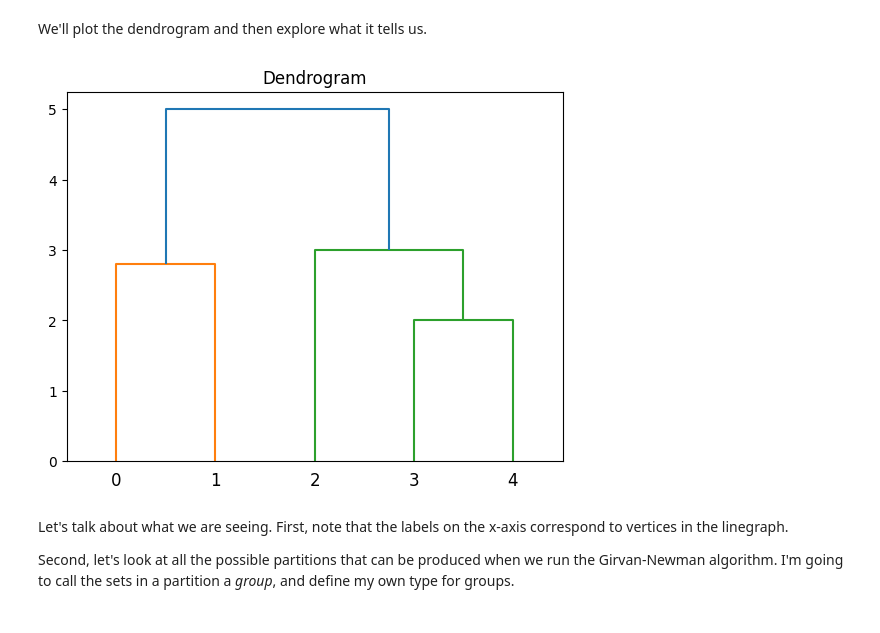
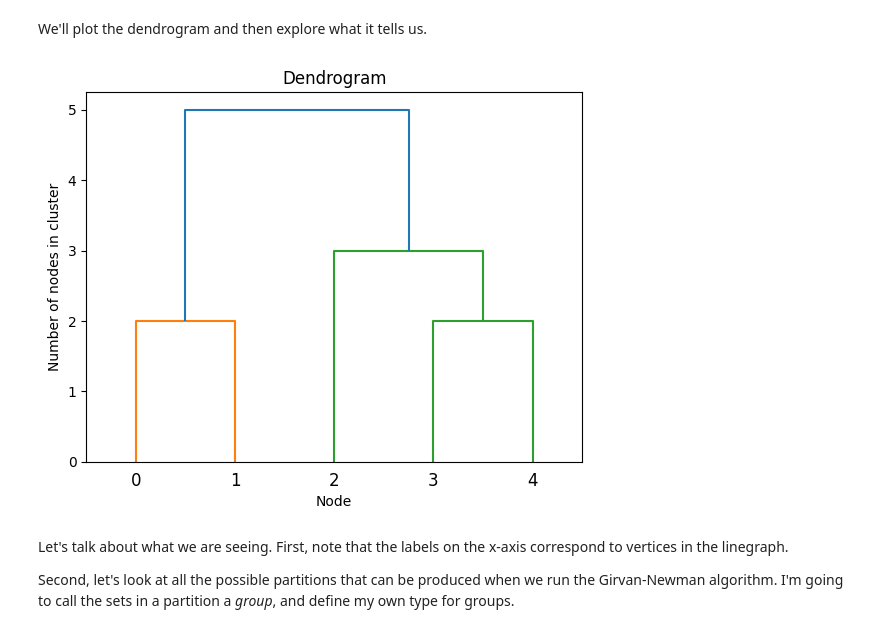
Before and after one commit to MichaelAGoodrich/cs575-homework-1-fall-2025, a Jupyter notebook: src/homework/girvan_newman_partitions_homework.ipynb, the cells around one changed output. Drawn from its saved outputs; the diff is of its cells as text; code cells hidden in the pictures.

```diff
--- a/src/homework/girvan_newman_partitions_homework.ipynb
+++ b/src/homework/girvan_newman_partitions_homework.ipynb
@@ -217,23 +216,25 @@ _ = show_graph(G, title="Line graph", plot_style = "SPRING")
 # %% [markdown]
 We'll plot the dendrogram and then explore what it tells us.
 # %%
-from dendrogram_handler import DendrogramHandler
+from dendrogram_handler_v2 import DendrogramHandler
 from scipy.cluster.hierarchy import dendrogram # type: ignore
 
 def show_dendrogram(G: nx.Graph,
                     title = "Dendrogram") -> None:
     plt.figure()
     myHandler: DendrogramHandler = DendrogramHandler(G)
     Z = myHandler.link_matrix       # Python style guides suggest direct access of public class variables
     ZLabels = myHandler.link_matrix_labels
     #plt.figure(figureNumber);plt.clf()
     dendrogram(Z, labels=ZLabels)
     plt.title(title)
+    plt.xlabel("Node")
+    plt.ylabel("Number of nodes in cluster")
     del myHandler
 
 show_dendrogram(G)
 # %% [output]
-[figure, old version]
+[figure, new version]
 # %% [markdown]
 Let's talk about what we are seeing. First, note that the labels on the x-axis correspond to vertices in the linegraph.
 
```
Also changed, not shown: parts of 12 cells of this notebook, 3 other files.
